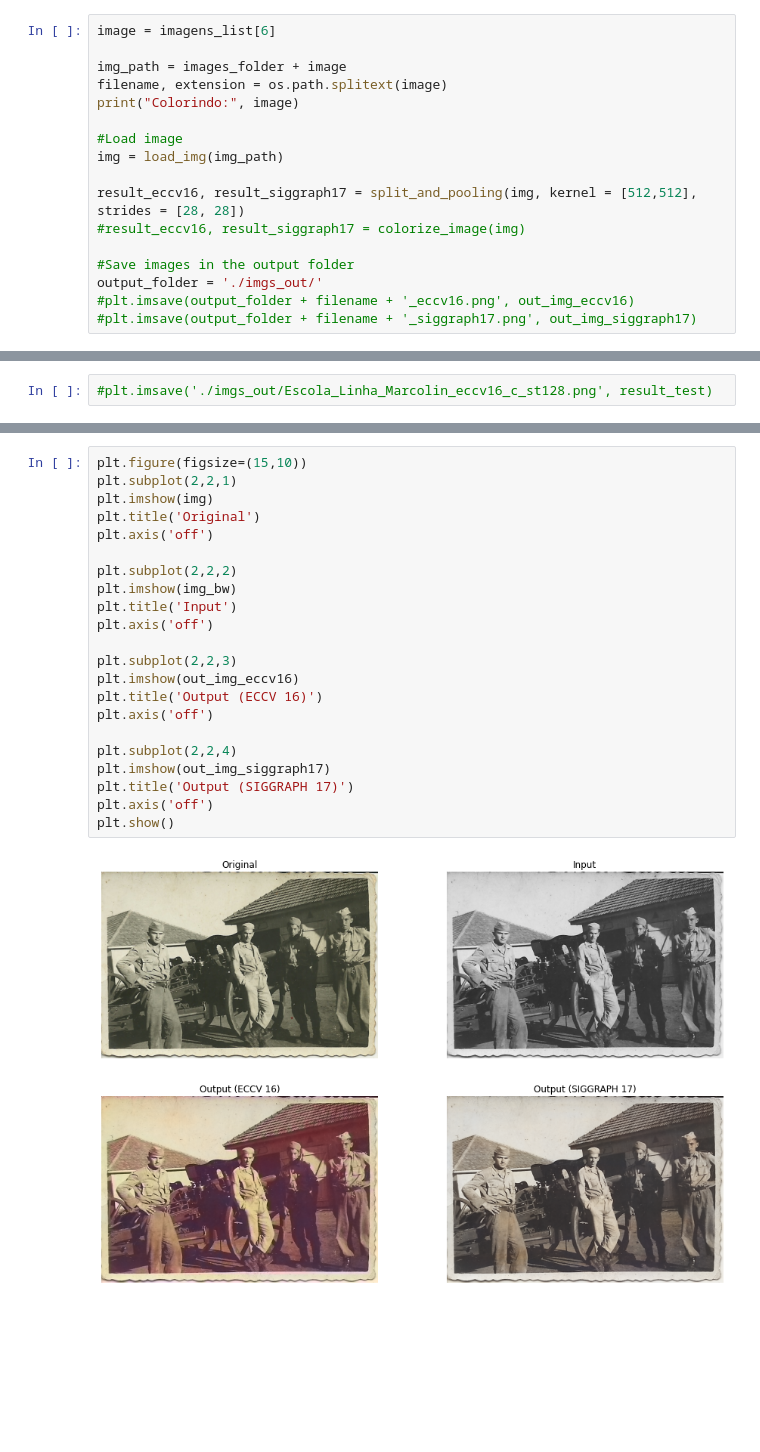
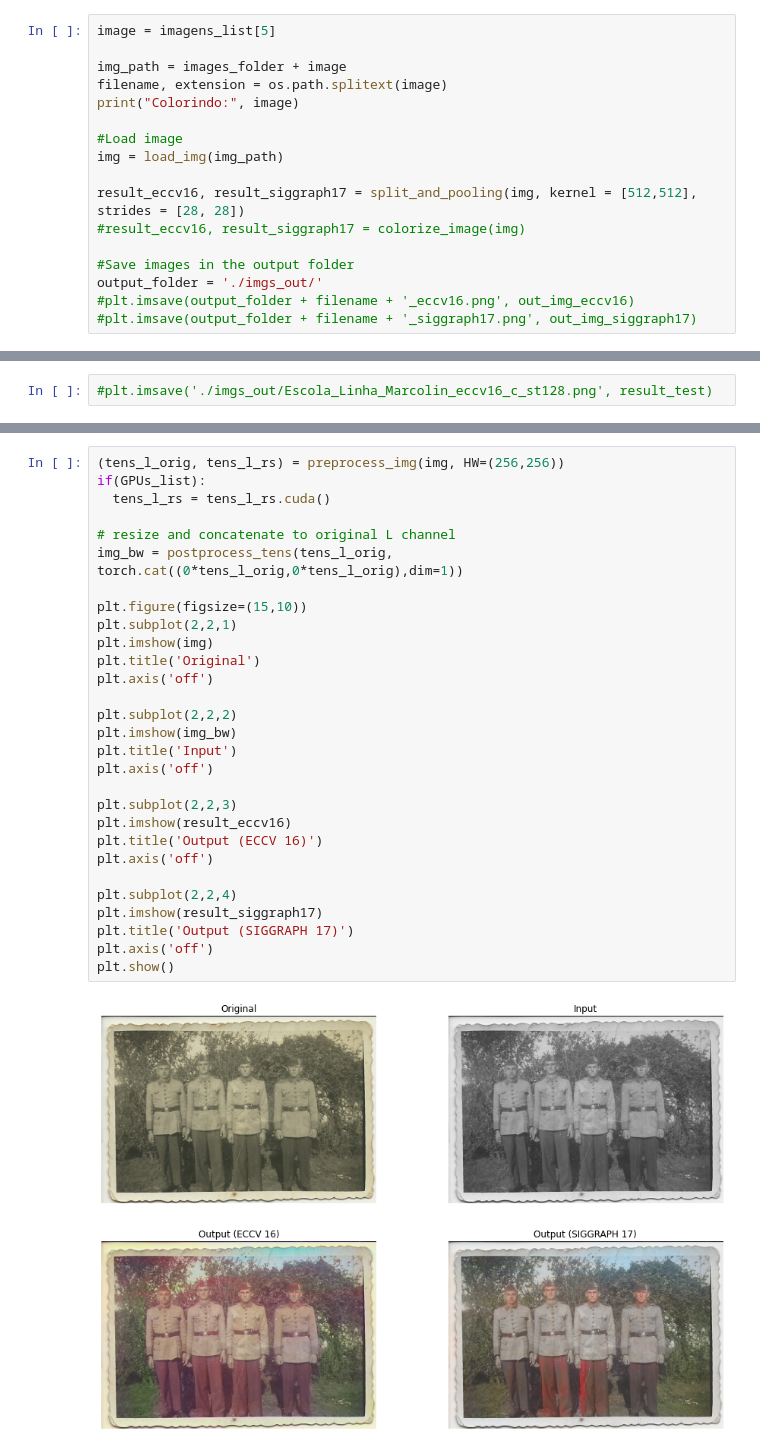
Before and after one commit to rrpronaldo/colorful_image_colorization, a Jupyter notebook: custom_color_image.ipynb, the cells around one changed output, grey strips where cells are left out. Cells and saved outputs as stored; diff of their text form; blank space fills up the shorter version.

```diff
--- a/custom_color_image.ipynb
+++ b/custom_color_image.ipynb
@@ -144,7 +138,7 @@ imagens_list
  'Jose Quartel 4 Top 7 226.jpg',
  'Jose_Quartel_6.jpg']
 # %%
-image = imagens_list[6]
+image = imagens_list[5]
 
 img_path = images_folder + image
 filename, extension = os.path.splitext(image)
@@ -221,24 +215,31 @@ plt.show()
 # %%
+(tens_l_orig, tens_l_rs) = preprocess_img(img, HW=(256,256))
+if(GPUs_list):
+  tens_l_rs = tens_l_rs.cuda()
+
+# resize and concatenate to original L channel
+img_bw = postprocess_tens(tens_l_orig, torch.cat((0*tens_l_orig,0*tens_l_orig),dim=1))
+
 plt.figure(figsize=(15,10))
 plt.subplot(2,2,1)
 plt.imshow(img)
 plt.title('Original')
 plt.axis('off')
 
 plt.subplot(2,2,2)
 plt.imshow(img_bw)
 plt.title('Input')
 plt.axis('off')
 
 plt.subplot(2,2,3)
-plt.imshow(out_img_eccv16)
+plt.imshow(result_eccv16)
 plt.title('Output (ECCV 16)')
 plt.axis('off')
 
 plt.subplot(2,2,4)
-plt.imshow(out_img_siggraph17)
+plt.imshow(result_siggraph17)
 plt.title('Output (SIGGRAPH 17)')
 plt.axis('off')
 plt.show()
 # %% [output]
-[figure, old version]
+[figure, new version]
```
Also changed, not shown: parts of 9 cells of this notebook.
